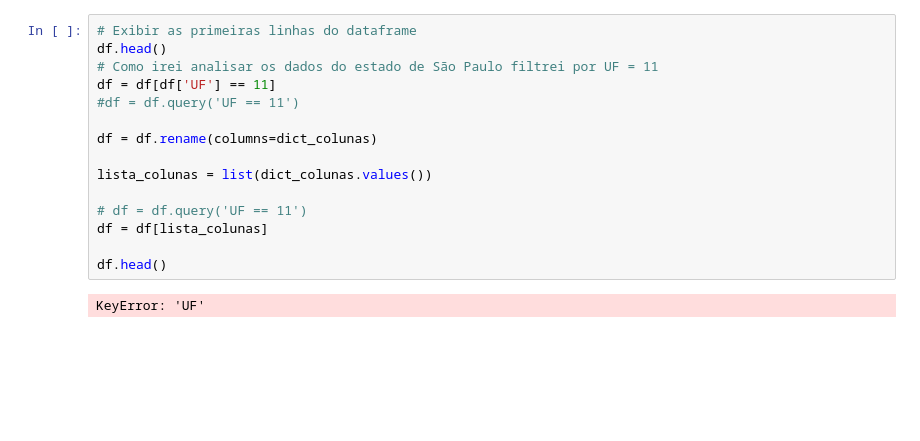
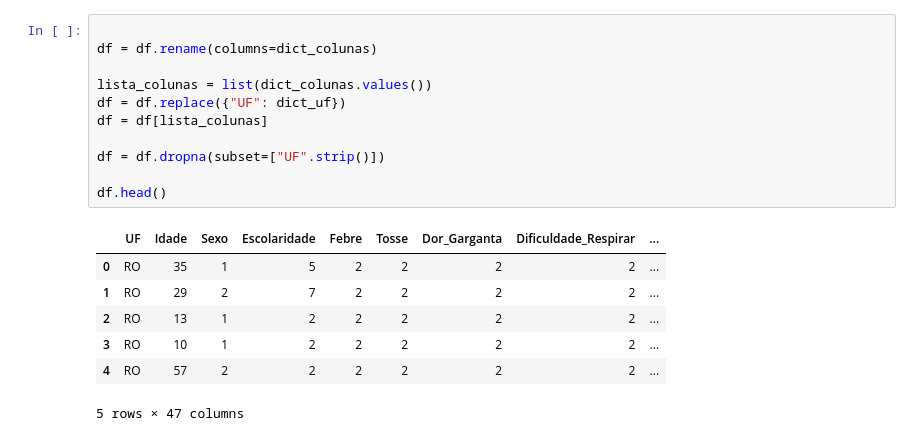
Before and after one commit to Iana-Neri22/AnalyticsStudies, a Jupyter notebook: analise_covid.ipynb, the cells around one changed output. Saved outputs shown, nothing was run; the diff lists cells and outputs as text; blank space fills up the shorter version.

```diff
--- a/analise_covid.ipynb
+++ b/analise_covid.ipynb
@@ -70,19 +117,21 @@ if not os.path.exists(f'{caminho_arquivos}/DadosCovidCompilados.csv.'):
     df.to_csv(f'{caminho_arquivos}/DadosCovidCompilados.csv')
 df = pd.read_csv(f'{caminho_arquivos}/DadosCovidCompilados.csv', usecols=lista_colunas)
 # %%
-# Exibir as primeiras linhas do dataframe
-df.head()
-# Como irei analisar os dados do estado de São Paulo filtrei por UF = 11
-df = df[df['UF'] == 11]
-#df = df.query('UF == 11')
 
 df = df.rename(columns=dict_colunas)
 
 lista_colunas = list(dict_colunas.values())
-
-# df = df.query('UF == 11')
+df = df.replace({"UF": dict_uf})
 df = df[lista_colunas]
 
+df = df.dropna(subset=["UF".strip()])
+
 df.head()
 # %% [output]
+|  | UF | Idade | Sexo | Escolaridade | Febre | Tosse | Dor_Garganta | Dificuldade_Respirar | ... |
+| 0 | RO | 35 | 1 | 5 | 2 | 2 | 2 | 2 | ... |
+| 1 | RO | 29 | 2 | 7 | 2 | 2 | 2 | 2 | ... |
+| 2 | RO | 13 | 1 | 2 | 2 | 2 | 2 | 2 | ... |
+| 3 | RO | 10 | 1 | 2 | 2 | 2 | 2 | 2 | ... |
+| 4 | RO | 57 | 2 | 2 | 2 | 2 | 2 | 2 | ... |
-KeyError: 'UF'
+5 rows × 47 columns
```
Also changed, not shown: parts of 11 cells of this notebook.
